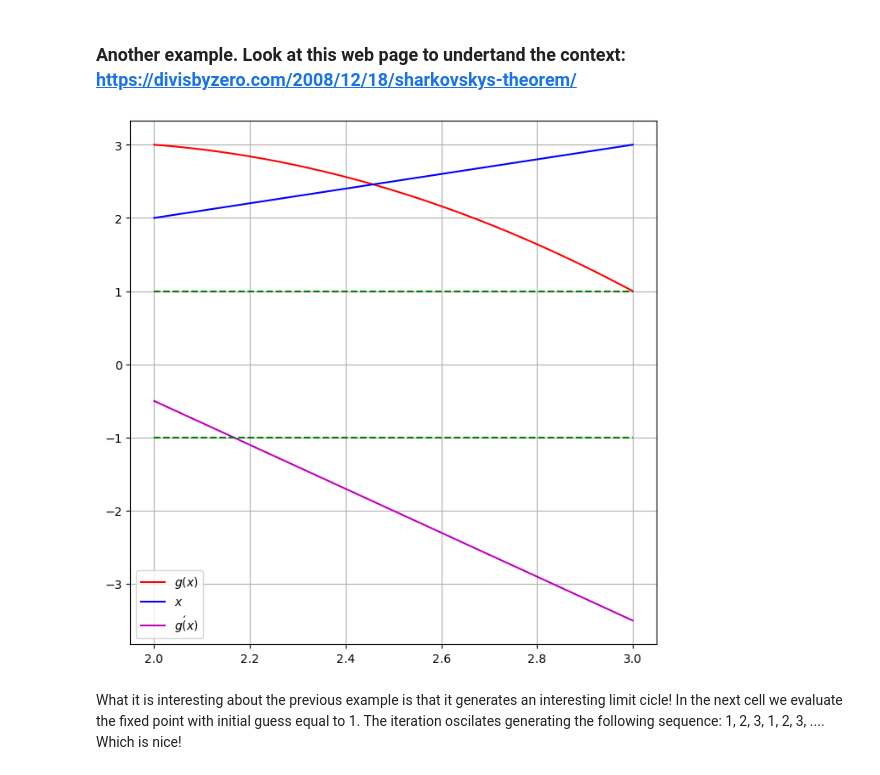
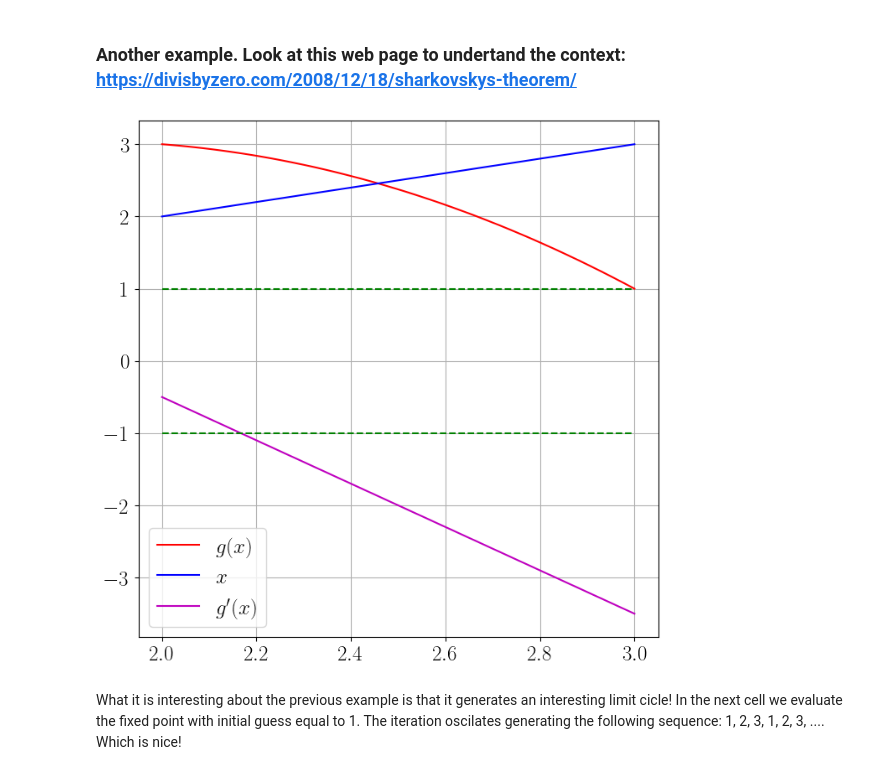
Before and after one commit to tclaudioe/Scientific-Computing-V3, a Jupyter notebook: 03_roots_of_1D_functions.ipynb, the cells around one changed output. Saved outputs shown, nothing was run; the diff lists cells and outputs as text; code cells hidden in the pictures.

```diff
--- a/03_roots_of_1D_functions.ipynb
+++ b/03_roots_of_1D_functions.ipynb
@@ -43,6 +65,7 @@ sym.init_printing()
 from scipy import optimize # type: ignore
 import pandas as pd # type: ignore
 pd.set_option("display.colheader_justify","center")
+pd.set_option('display.width', 5)
 pd.options.display.float_format = '{:.10f}'.format
 
 from colorama import Fore, Back, Style # type: ignore
@@ -51,6 +74,13 @@ from colorama import Fore, Back, Style # type: ignore
 # Style: DIM, NORMAL, BRIGHT, RESET_ALL
 textBold = lambda x: Style.BRIGHT+x+Style.RESET_ALL
 textBoldH = lambda x: Style.BRIGHT+Back.YELLOW+x+Style.RESET_ALL
+
+plt.rcParams.update({
+        "text.usetex": True,
+        "font.family": "sans-serif",
+        "font.sans-serif": "Helvetica",
+        "font.size": 18,
+    })
 # %% [markdown]
 <div id='intro' />
 
@@ -246,7 +283,7 @@ def cobweb(x,g=None):
     min_x = np.amin(x)
     max_x = np.amax(x)
 
-    plt.figure(figsize=(10,10))
+    plt.figure(figsize=(5,5))
     ax = plt.axes()
     plt.plot(np.array([min_x,max_x]),np.array([min_x,max_x]),'b-')
     for i in np.arange(x.size-1):
@@ -260,7 +297,7 @@ def cobweb(x,g=None):
         y = np.linspace(min_x,max_x,1000)
         plt.plot(y,g(y),'r')
 
-    plt.title('Cobweb diagram')
+    plt.title(r'$\mathrm{Cobweb\,diagram}$')
     plt.grid(True)
     plt.show()
 
@@ -328,0 +403,6 @@ fpi(g4, 1.1, 5, True)
+# %%
+m = 1
+f = lambda x: np.power(x-np.cos(x),m)
+fp = lambda x: m*np.power(x-np.cos(x),m-1)*(1+np.sin(x))
+gN = lambda x: x-m*f(x)/fp(x)
+r=fpi(gN, 0.7, 20, True)
@@ -343,26 +442,26 @@ In this example, $g(x) = \cos(x) \Rightarrow g'(x) = -\sin(x)$ and $|-\sin(0.739
 # %%
 # Consider this funtion
 g = lambda x: -(3/2)*x**2+(11/2)*x-2
 # Here we compute the derivative of it.
 gp = lambda x: -3*x+11/2
 
 # We plot now the funcion itself (red), its derivative (magenta) and the function y=x (blue).
 # We also plot the values -1 and 1 with green dashed curves.
 # This analyis shows that the fixed point, which is the intersection between the red and blue curves,
 # does not generate a convergent fix-point-iteration since the derivative (magenta curve) has a value
 # lower than -1 about the fixed point.
 x=np.linspace(2,3,100)
 plt.figure(figsize=(8,8))
 plt.plot(x,g(x),'r-',label=r'$g(x)$')
 plt.plot(x,x,'b-',label=r'$x$')
-plt.plot(x,gp(x),'m-',label=r'$g\'(x)$')
+plt.plot(x,gp(x),'m-',label=r"$g'(x)$")
 plt.plot(x,gp(x)*0+1,'g--')
 plt.plot(x,gp(x)*0-1,'g--')
 plt.grid(True)
 plt.legend(loc='best')
 plt.show()
 # %% [output]
-[figure, old version]
+[figure, new version]
 # %% [markdown]
 What it is interesting about the previous example is that it generates an interesting limit cicle! In the next cell we evaluate the fixed point with initial guess equal to 1. The iteration oscilates generating the following sequence: 1, 2, 3, 1, 2, 3, .... Which is nice!
 # %%
```
Also changed, not shown: parts of 18 cells of this notebook.
